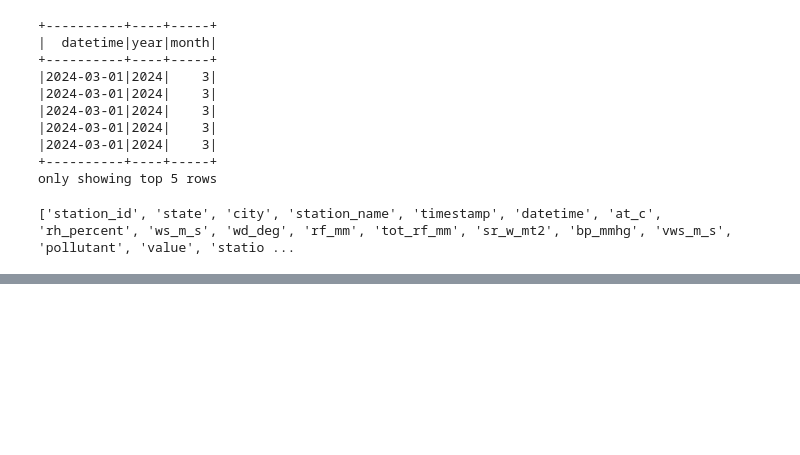
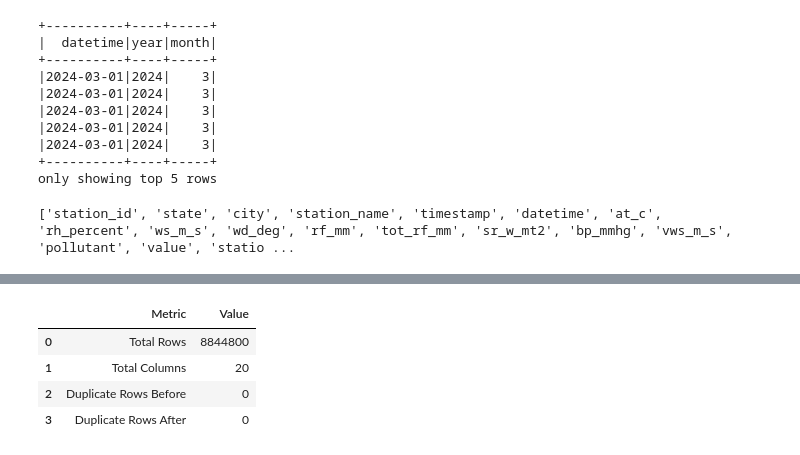
Before and after one commit to anubhavkumar-iit/DATA-ENGINEERING-PROJECT, a Jupyter notebook: DEM_Project_Milestone3 haha/notebooks/Team5_Milestone3_Batch_Transformation.ipynb, the cells around one changed output, grey strips where cells are left out. Cells and saved outputs as stored; diff of their text form; code cells hidden in the pictures; blank space fills up the shorter version.

```diff
--- a/DEM_Project_Milestone3 haha/notebooks/Team5_Milestone3_Batch_Transformation.ipynb
+++ b/DEM_Project_Milestone3 haha/notebooks/Team5_Milestone3_Batch_Transformation.ipynb
@@ -251,0 +347,23 @@ print(clean_df.columns)
+# %%
+summary = pd.DataFrame({
+    "Metric":[
+        "Total Rows",
+        "Total Columns",
+        "Duplicate Rows Before",
+        "Duplicate Rows After"
+    ],
+    "Value":[
+        8844800,
+        20,
+        0,
+        0
+    ]
+})
+
+summary
+# %% [output]
+|  | Metric | Value |
+| 0 | Total Rows | 8844800 |
+| 1 | Total Columns | 20 |
+| 2 | Duplicate Rows Before | 0 |
+| 3 | Duplicate Rows After | 0 |
```
Also changed, not shown: parts of 4 cells of this notebook, 1 other file.
